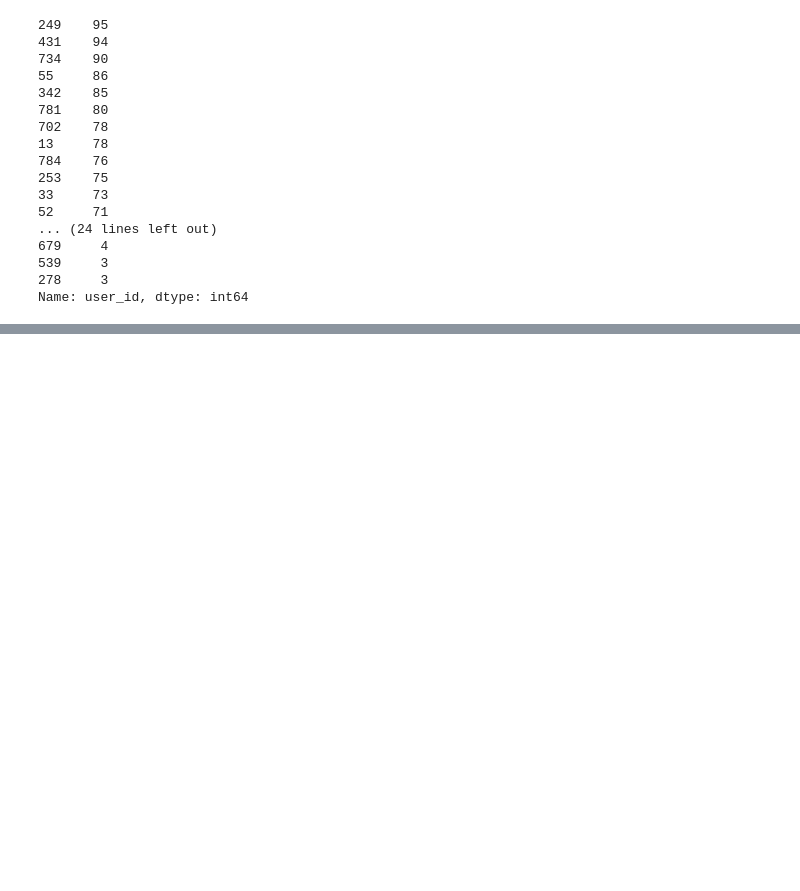
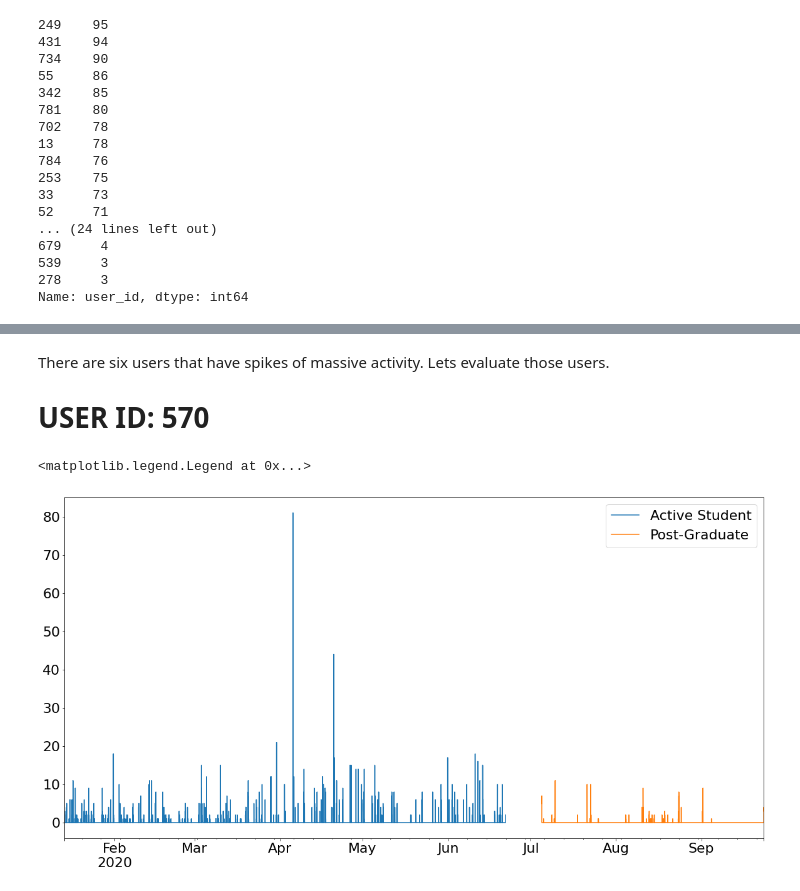
Before and after one commit to adam-gomez/code-dependent-students, a Jupyter notebook: explore_scratchbook.ipynb, the cells around one changed output, grey strips where cells are left out. Saved outputs shown, nothing was run; the diff lists cells and outputs as text; code cells hidden in the pictures; blank space fills up the shorter version.

```diff
--- a/explore_scratchbook.ipynb
+++ b/explore_scratchbook.ipynb
@@ -515,0 +1353,11 @@ Also...it would be nice to know how user ids were assigned in the first place. T
+# %% [markdown]
+There are six users that have spikes of massive activity. Lets evaluate those users.
+
+# USER ID: 570
+# %%
+com_full[(com_full.user_id == 570) & (com_full.active == True)].resample('1min').page_viewed.count().plot(figsize=(20,10), label = 'Active Student')
+com_full[(com_full.user_id == 570) & (com_full.active == False)].resample('1min').page_viewed.count().plot(figsize=(20,10), label = 'Post-Graduate')
+plt.legend()
+# %% [output]
+<matplotlib.legend.Legend at 0x...>
+[figure, added]
```
Also changed, not shown: parts of 190 cells of this notebook.
